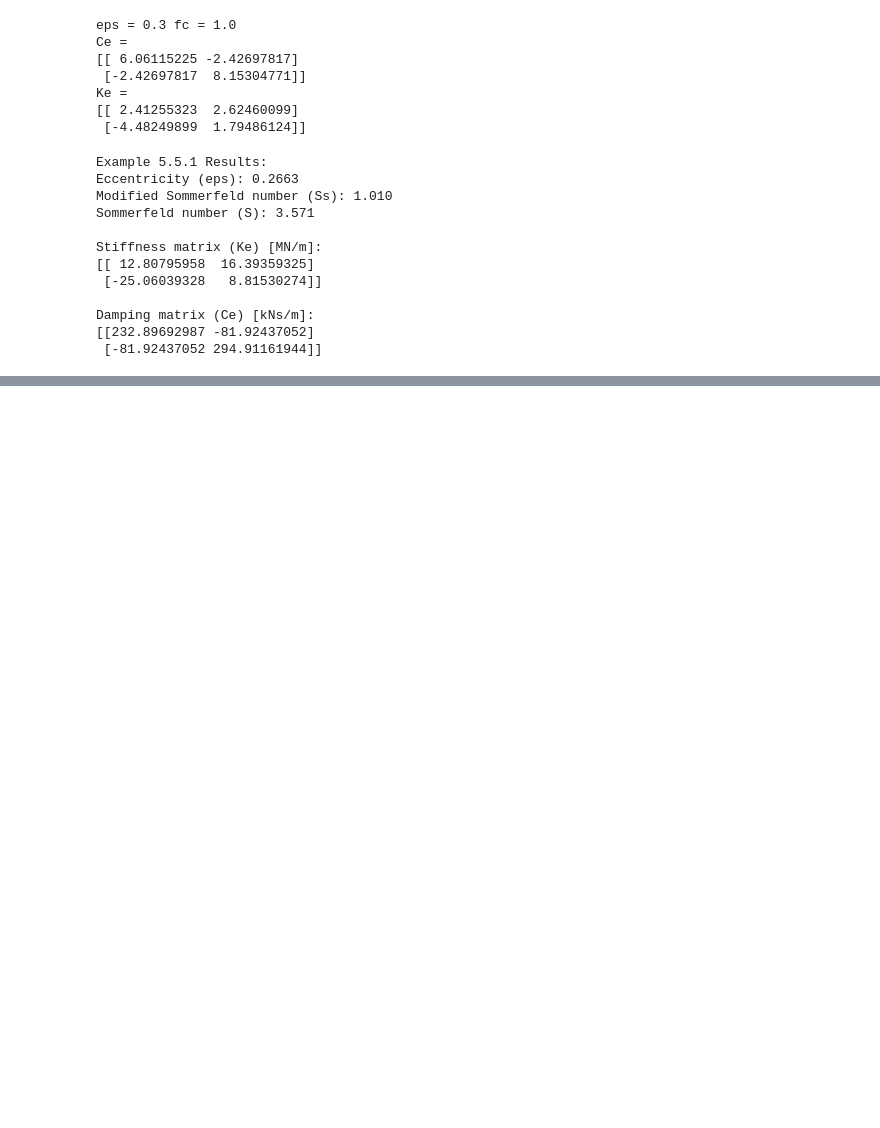
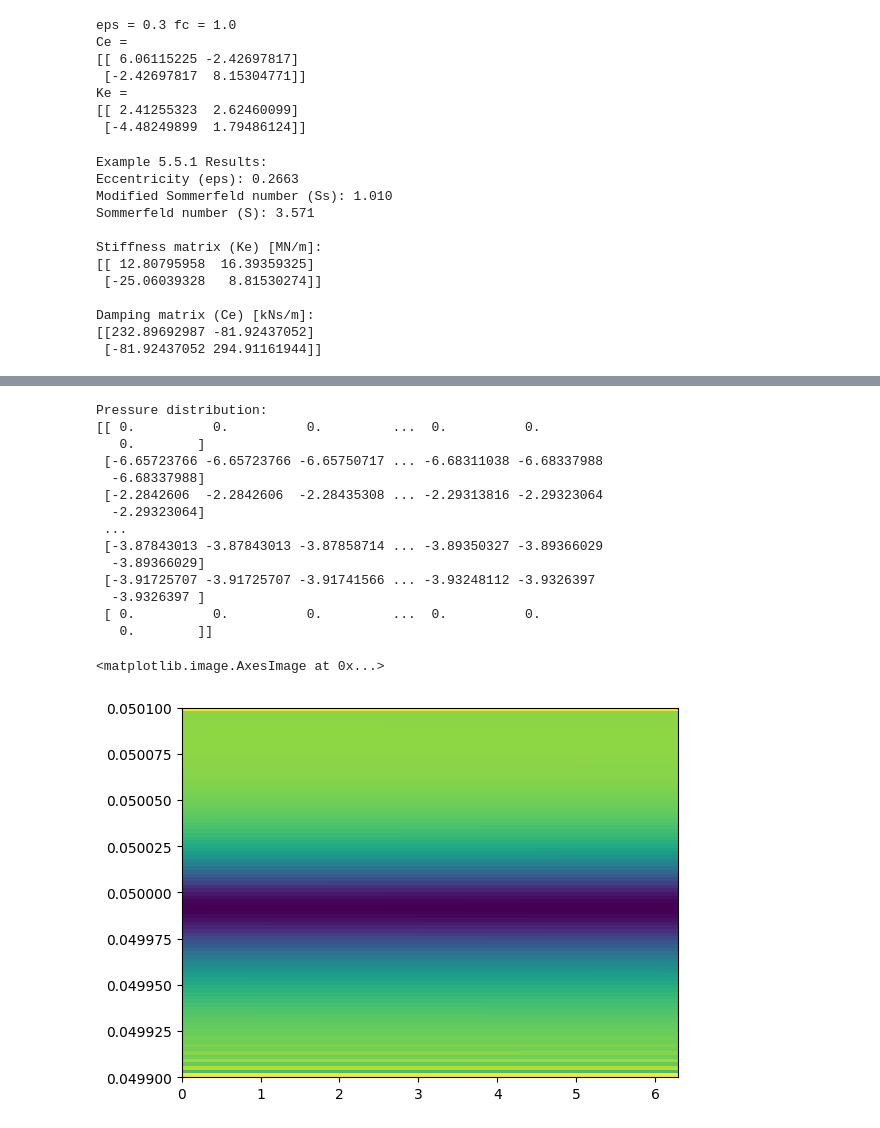
Before and after one commit to akarhin/Arotor_hackathon_VibeRator, a Jupyter notebook: 1_3.ipynb, the cells around one changed output, grey strips where cells are left out. Drawn from its saved outputs; the diff is of its cells as text; code cells hidden in the pictures; blank space fills up the shorter version.

Commit message:
journal pressure eka versio

```diff
--- a/1_3.ipynb
+++ b/1_3.ipynb
@@ -322,0 +270,36 @@ Pressure distribution:
+# %%
+# Example usage
+h_example = lambda x1, x2: 1 + 0.1 * np.sin(x1)  # Example film thickness function
+mu_example = viscosity  # Use viscosity from earlier journal bearing example
+omega_example = speed_rpm * 2 * np.pi / 60  # Convert speed to rad/s
+Ri_example = diameter / 2 - clearance  # Inner radius
+Ro_example = diameter / 2 + clearance  # Outer radius
+theta_p_example = 2 * np.pi  # Full angular extent
+Nx_example = 100  # Increase grid resolution for better accuracy
+Nr_example = 100
+
+p_result = solve_reynolds_2d(h_example, mu_example, omega_example, Ri_example, Ro_example, theta_p_example, Nx_example, Nr_example, boundary_type="mixed")
+
+# Display results
+print("Pressure distribution:")
+print(p_result)
+
+import matplotlib.pyplot as plt
+plt.imshow(p_result, extent=(0, theta_p_example, Ri_example, Ro_example), origin='lower', aspect='auto')
+# %% [output]
+Pressure distribution:
+[[ 0.          0.          0.         ...  0.          0.
+   0.        ]
+ [-6.65723766 -6.65723766 -6.65750717 ... -6.68311038 -6.68337988
+  -6.68337988]
+ [-2.2842606  -2.2842606  -2.28435308 ... -2.29313816 -2.29323064
+  -2.29323064]
+ ...
+ [-3.87843013 -3.87843013 -3.87858714 ... -3.89350327 -3.89366029
+  -3.89366029]
+ [-3.91725707 -3.91725707 -3.91741566 ... -3.93248112 -3.9326397
+  -3.9326397 ]
+ [ 0.          0.          0.         ...  0.          0.
+   0.        ]]
+<matplotlib.image.AxesImage at 0x...>
+[figure, added]
```
Also changed, not shown: parts of 2 cells of this notebook.
